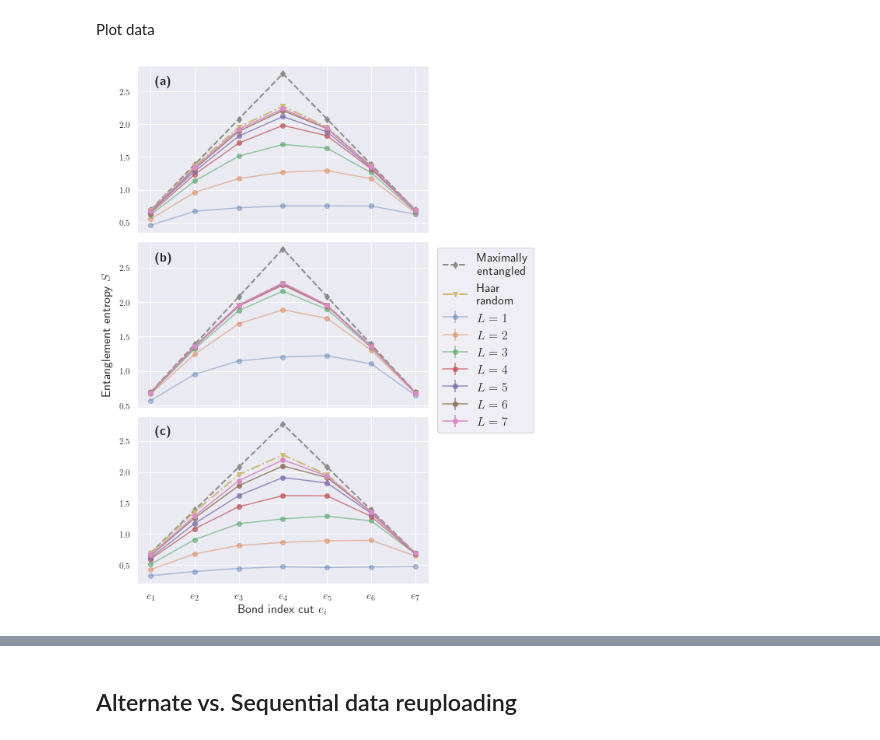
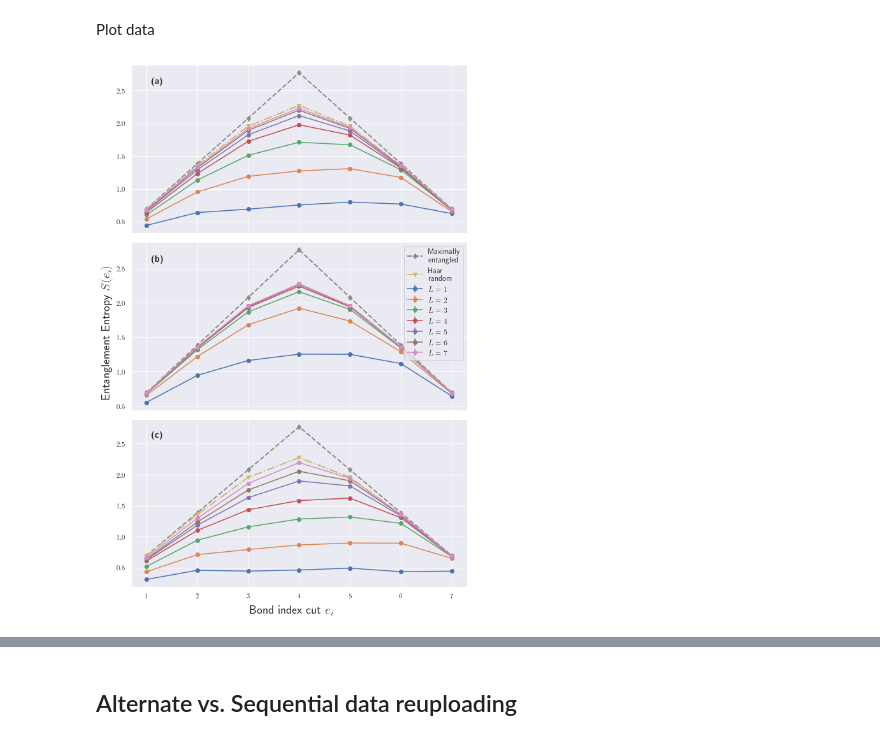
Before and after one commit to mballarin97/mps_qnn, a Jupyter notebook: examples/Entanglement.ipynb, the cells around one changed output, grey strips where cells are left out. Drawn from its saved outputs; the diff is of its cells as text; code cells hidden in the pictures.

Commit message:
Modified plots in notebooks

```diff
--- a/examples/Entanglement.ipynb
+++ b/examples/Entanglement.ipynb
@@ -7,8 +7,7 @@ import matplotlib
 matplotlib.rcParams['text.usetex'] = True
 
 import seaborn as sns
-cmap = sns.color_palette(as_cmap=True)
-sns.set_context("paper")
+cmap = sns.color_palette('deep', as_cmap=True)
 
 # Useful libraries
 import numpy as np
@@ -20,8 +19,9 @@ pp = pprint.PrettyPrinter(indent=4)
 # Simulation experiment
 from qcircha.utils import gather_data, list_data
 from qcircha.circuit_selector import pick_circuit
+from qcircha.experiments import compute_bond_entanglement
 
 # Path of the simulation data
-data_path = "./data/data/ent_scaling/"
+data_path = "./data/ent_scaling/"
 list_data(path=data_path)
 # %% [output]
@@ -436,7 +408,16 @@ NameError: name 'ent_list' is not defined
 # %% [markdown]
 Generating data
 # %%
-#%%capture
+%%capture
+
+# Quantum Cirucit structure
+num_qubits = 8
+alternate = True
+
+# Choose simulation backend
+#backend = 'MPS'
+backend = 'Aer'
+
 feature_map = 'ZZFeatureMap'
 var_ansatz = 'TwoLocal'
 ent_list, max_ent = compute_bond_entanglement(num_qubits,
@@ -487,51 +450,44 @@ Plot data
 # %%
 # Data to be plotted
 to_plot = [ent_list, ent_list_c1, ent_list_c2]
-sns.set_context("paper")
-sns.set_theme()
+
 def do_plot(dataplot, ax = None):
     for idx, data in enumerate(dataplot[:num_qubits-1]):
         ax.errorbar(range(1, num_qubits), data[0], yerr=0*data[1], color=cmap[idx], alpha=alphas[idx], label=f"$L={idx+1}$", marker='o')
     ax.plot(range(1, num_qubits), max_ent, ls='--', color=cmap[-3], lw=2, alpha=1, marker='d', label="Maximally\n entangled")
     ax.plot(range(1, num_qubits), ent_list[0, 2], ls='-.', color=cmap[-2], lw=2, alpha=1, marker='v', label="Haar\n random")
 
 fig, ax = plt.subplots(len(to_plot),1, figsize = (8, 12), sharex = True)
 
 # Set axis names and labels
 labels = [f'$e_{i}$' for i in range(num_qubits)]
-ax[0].set_xticks(range(num_qubits))
-ax[1].set_xticks(range(num_qubits))
-ax[2].set_xticks(range(num_qubits))
-ax[2].set_xticklabels(labels=labels, fontsize=14)
-ax[2].set_xlabel("Bond index cut $e_i$", fontsize=16)
-fig.supylabel("Entanglement entropy $S$", fontsize=16)
+#ax[0].set_xticks(range(num_qubits))
+#ax[1].set_xticks(range(num_qubits))
+#ax[2].set_xticks(range(num_qubits))
+#ax[2].set_xticklabels(labels=labels, fontsize=14)
+#ax[2].set_xlabel("Bond index cut $e_i$", fontsize=16)
+#fig.supylabel("Entanglement entropy $S$", fontsize=16)
+
+fig.text(0.5, -0.01, 'Bond index cut $e_i$', ha='center', fontsize=19)
+fig.text(-0.02, 0.5, 'Entanglement Entropy $S(e_i)$', va='center', rotation='vertical', fontsize=19)
 
 # Define transparencies
-alphas = np.linspace(0.4, 1, len(ent_list[:num_qubits-1]))
+alphas = np.ones(len(ent_list[:num_qubits-1])) #np.linspace(0.4, 1, len(ent_list[:num_qubits-1]))
 
 # Plot data
 do_plot(to_plot[0], ax[0])
 do_plot(to_plot[1], ax[1])
 do_plot(to_plot[2], ax[2])
 
 # Add label to plot
-ax[0].text(1.1, 2.6, r"$\textbf{(a)}$", fontsize=16)
-ax[1].text(1.1, 2.6, r"$\textbf{(b)}$", fontsize=16)
-ax[2].text(1.1, 2.6, r"$\textbf{(c)}$", fontsize=16)
+ax[0].text(1.1, 2.6, r"$\textbf{(a)}$", fontsize=14)
+ax[1].text(1.1, 2.6, r"$\textbf{(b)}$", fontsize=14)
+ax[2].text(1.1, 2.6, r"$\textbf{(c)}$", fontsize=14)
 
 # Fix legend position
-handles, labels = ax[0].get_legend_handles_labels()
-#handles, labels = handles[::-1], labels[::-1]
-fig.legend(handles, labels, loc='center right', fontsize=16)
-left  = 0.1  # the left side of the subplots of the figure
-right = 0.75   # the right side of the subplots of the figure
-bottom = 0.13   # the bottom of the subplots of the figure
-top = 0.9      # the top of the subplots of the figure
-wspace = 1  # the amount of width reserved for blank space between subplots
-hspace = 0.05   # the amount of height reserved for white space between subplots
-plt.subplots_adjust(left, bottom, right, top, wspace, hspace)
+ax[1].legend(loc=1, fontsize = 12)
 
-plt.savefig(f"{feature_map}_{var_ansatz}_{feature_map1}_{var_ansatz1}_{feature_map2}_{var_ansatz2}_new.pdf", format="pdf", bbox_inches='tight')
-plt.show()
+plt.tight_layout()
+#plt.savefig(f"{feature_map}_{var_ansatz}_{feature_map1}_{var_ansatz1}_{feature_map2}_{var_ansatz2}_final.pdf", format="pdf", bbox_inches='tight')
 # %% [output]
-[figure, old version]
+[figure, new version]
```
Also changed, not shown: parts of 12 cells of this notebook, 2 other files.
